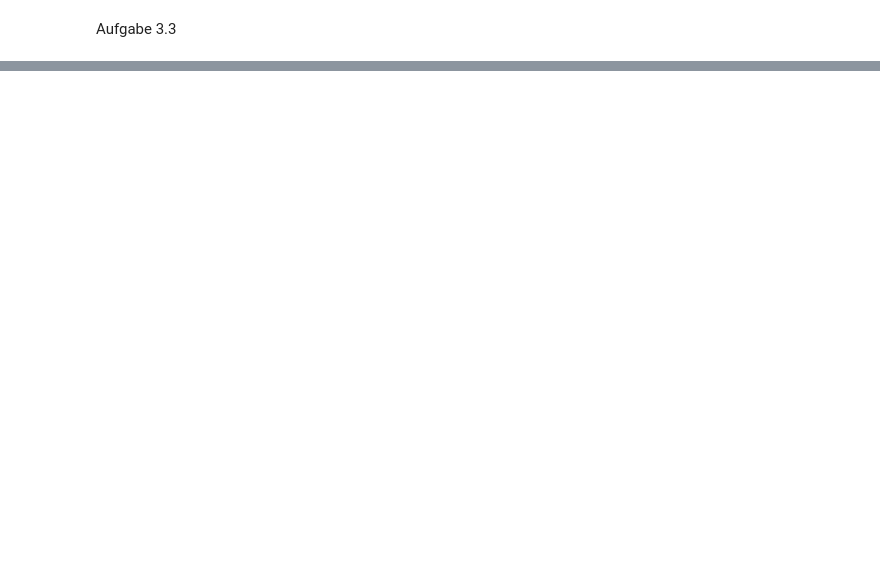
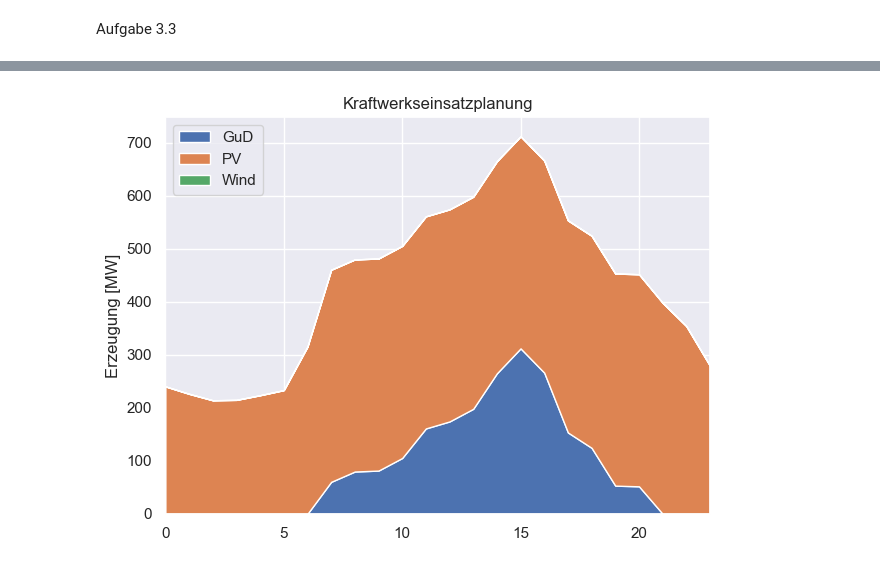
Before and after one commit to tmaerz/Energiemodelle-und-Analysen, a Jupyter notebook: Kraftwerkseinsatz_3.3_Gruppe3.ipynb, the cells around one changed output, grey strips where cells are left out. Drawn from its saved outputs; the diff is of its cells as text; code cells hidden in the pictures; blank space fills up the shorter version.

```diff
--- a/Kraftwerkseinsatz_3.3_Gruppe3.ipynb
+++ b/Kraftwerkseinsatz_3.3_Gruppe3.ipynb
@@ -90,0 +159,17 @@ print("Gesamte CO2 Emissionen", totalEmissions, "tCO2" )
+# %%
+# plot
+
+sns.set()
+powerplants={'Kohle', 'Gas', 'GuD', 'PV', 'Wind', 'pump', 'turb'}
+fig, ax = plt.subplots()
+ax.stackplot(timesteps,
+             PowerThermal.to_numpy(dtype = float).transpose(), #wind, PV, pump, turb,
+             #kohlePower, gasPower, guDPower,  PV, wind, pump, turb,
+             labels=powerplants)
+ax.set_title('Kraftwerkseinsatzplanung')
+ax.legend(loc='upper left')
+ax.set_ylabel('Erzeugung [MW]')
+ax.set_xlim(xmin=timesteps[0], xmax=timesteps[-1])
+fig.tight_layout()
+# %% [output]
+[figure, added]
```
Also changed, not shown: parts of 1 cell of this notebook.
